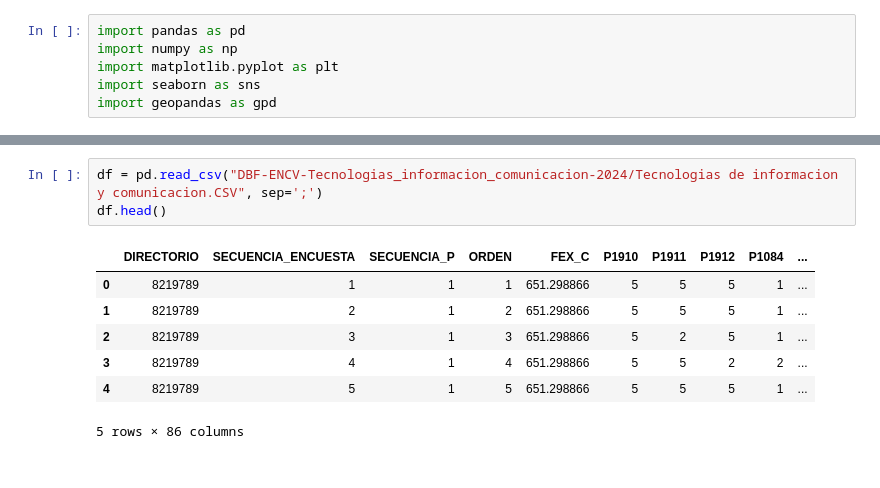
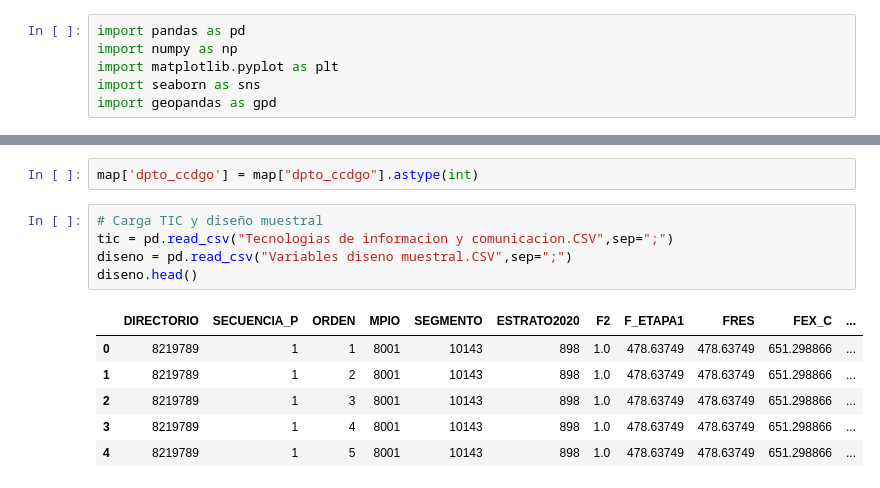
Before and after one commit to Locosteve4526/Taller_2, a Jupyter notebook: Taller_2.ipynb, the cells around one changed output, grey strips where cells are left out. Drawn from its saved outputs; the diff is of its cells as text.

```diff
--- a/Taller_2.ipynb
+++ b/Taller_2.ipynb
@@ -13,11 +18,14 @@ DataSourceError: MGN2024_MPIO_POLITICO/MGN_ADM_MPIO_GRAFICO.shp: No such file or
+# %%
+map['dpto_ccdgo'] = map["dpto_ccdgo"].astype(int)
 # %%
-df = pd.read_csv("DBF-ENCV-Tecnologias_informacion_comunicacion-2024/Tecnologias de informacion y comunicacion.CSV", sep=';')
-df.head()
+# Carga TIC y diseño muestral
+tic = pd.read_csv("Tecnologias de informacion y comunicacion.CSV",sep=";")
+diseno = pd.read_csv("Variables diseno muestral.CSV",sep=";")
+diseno.head()
 # %% [output]
-|  | DIRECTORIO | SECUENCIA_ENCUESTA | SECUENCIA_P | ORDEN | FEX_C | P1910 | P1911 | P1912 | P1084 | ... |
-| 0 | 8219789 | 1 | 1 | 1 | 651.298866 | 5 | 5 | 5 | 1 | ... |
-| 1 | 8219789 | 2 | 1 | 2 | 651.298866 | 5 | 5 | 5 | 1 | ... |
-| 2 | 8219789 | 3 | 1 | 3 | 651.298866 | 5 | 2 | 5 | 1 | ... |
-| 3 | 8219789 | 4 | 1 | 4 | 651.298866 | 5 | 5 | 2 | 2 | ... |
-| 4 | 8219789 | 5 | 1 | 5 | 651.298866 | 5 | 5 | 5 | 1 | ... |
+|  | DIRECTORIO | SECUENCIA_P | ORDEN | MPIO | SEGMENTO | ESTRATO2020 | F2 | F_ETAPA1 | FRES | FEX_C | ... |
+| 0 | 8219789 | 1 | 1 | 8001 | 10143 | 898 | 1.0 | 478.63749 | 478.63749 | 651.298866 | ... |
+| 1 | 8219789 | 1 | 2 | 8001 | 10143 | 898 | 1.0 | 478.63749 | 478.63749 | 651.298866 | ... |
+| 2 | 8219789 | 1 | 3 | 8001 | 10143 | 898 | 1.0 | 478.63749 | 478.63749 | 651.298866 | ... |
+| 3 | 8219789 | 1 | 4 | 8001 | 10143 | 898 | 1.0 | 478.63749 | 478.63749 | 651.298866 | ... |
+| 4 | 8219789 | 1 | 5 | 8001 | 10143 | 898 | 1.0 | 478.63749 | 478.63749 | 651.298866 | ... |
-5 rows × 86 columns
```
Also changed, not shown: parts of 9 cells of this notebook, 1 other file.
